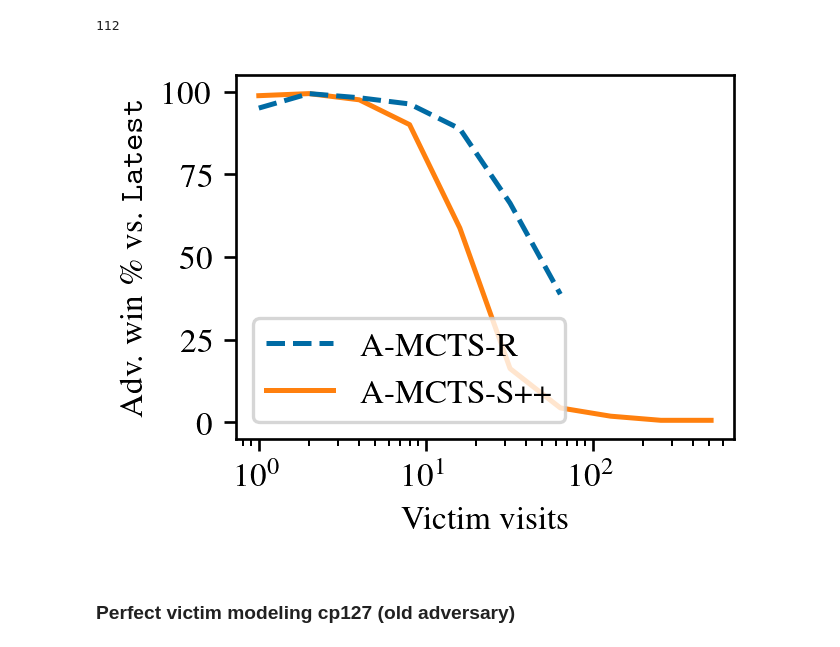
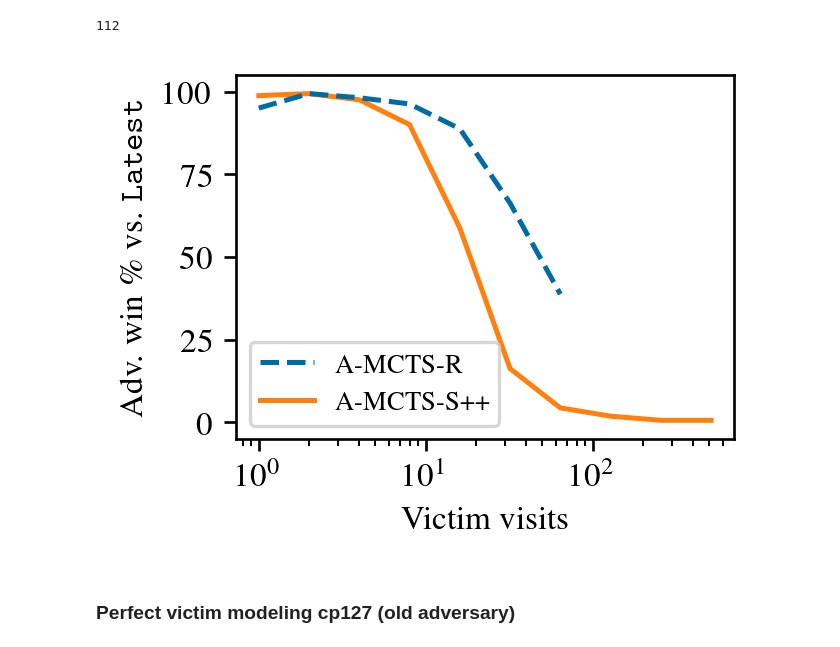
Before and after one commit to AlignmentResearch/KataGoVisualizer, a Jupyter notebook: notebooks/notebooks/iclr2022/plots.ipynb, the cells around one changed output. Cells and saved outputs as stored; diff of their text form; code cells hidden in the pictures.

Commit message:
smaller font

```diff
--- a/notebooks/notebooks/iclr2022/plots.ipynb
+++ b/notebooks/notebooks/iclr2022/plots.ipynb
@@ -209,35 +209,37 @@ fig, axs = plt.subplots(
     1,
     constrained_layout=True,
     figsize=(2.64049, 2),
     dpi=240,
     gridspec_kw={"height_ratios": [10]},
 )
 
 (
     100
     * df.query("adv_name == 'adv-s349284096-v200' & victim_visits <= 64")
     .groupby("victim_visits")
     .mean(numeric_only=True)
     .adv_win
 ).plot(label="A-MCTS-R", zorder=10, linestyle="--")
 (
     100
     * df.query("adv_name == 'adv-s349284096-v200-ov1'")
     .groupby("victim_visits")
     .mean(numeric_only=True)
     .adv_win
 ).plot(label="A-MCTS-S++")
 
 plt.ylim(-5, 105)
 plt.xscale("log")
 plt.ylabel("Adv. win \\% vs. $\\texttt{Latest}$")
 # plt.title("Adversary against cp505")
 plt.xlabel("Victim visits")
-plt.legend()
+# plt.legend()
+# smaller font size to avoid covering up points
+plt.legend(prop={"size": 8})
 
 plt.savefig("adv-vs-cp505h-vary-visits.pgf", backend="pgf")
 # %% [output]
-[figure, old version]
+[figure, new version]
 # %% [markdown]
 ### Perfect victim modeling cp127 (old adversary)
 # %%
```
Also changed, not shown: parts of 5 cells of this notebook, 1 other file.
